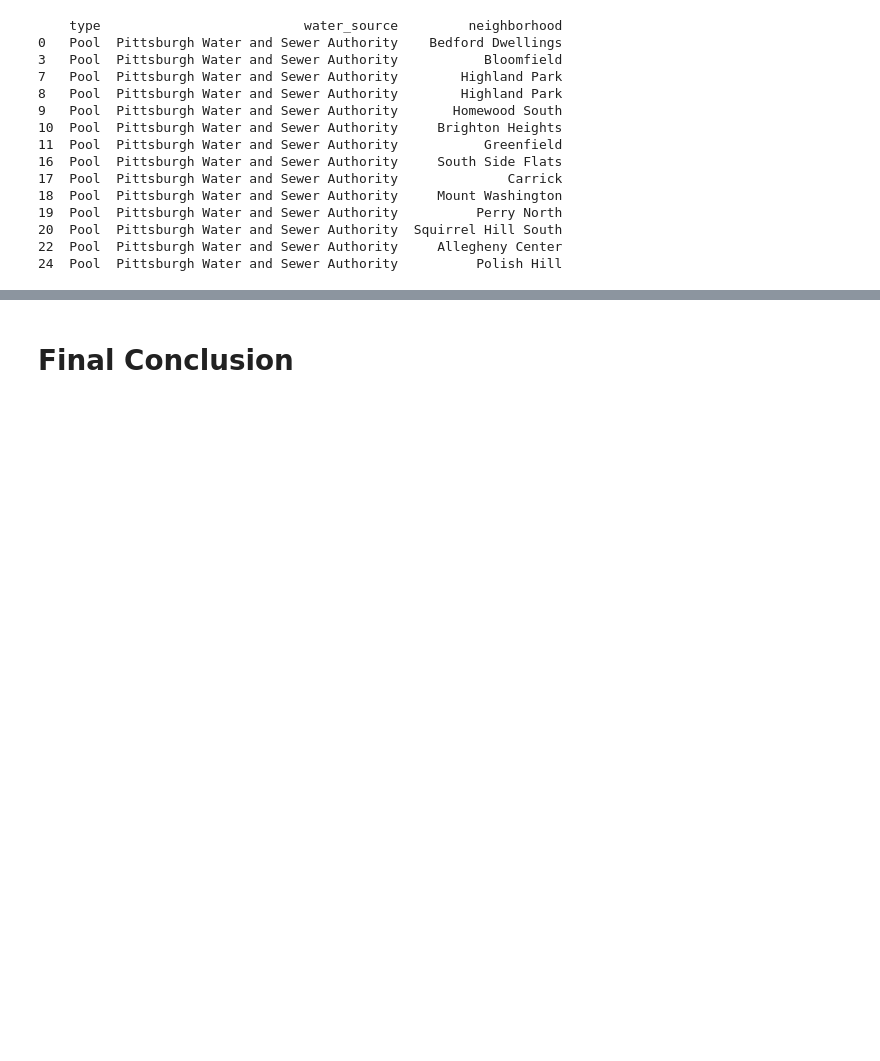
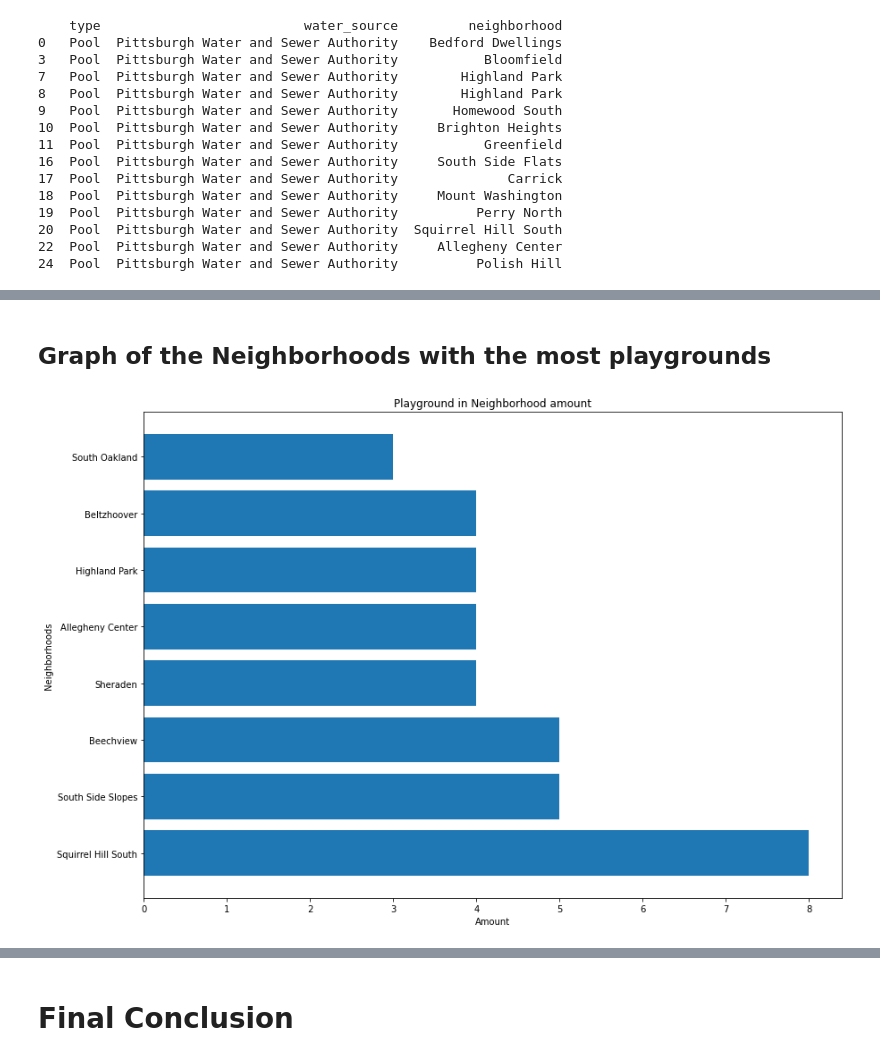
Before and after one commit to LucyEReilly/BigIdeasFinal, a Jupyter notebook: FinalNotebook.ipynb, the cells around one changed output, grey strips where cells are left out. Drawn from its saved outputs; the diff is of its cells as text; code cells hidden in the pictures; blank space fills up the shorter version.

```diff
--- a/FinalNotebook.ipynb
+++ b/FinalNotebook.ipynb
@@ -235,0 +325,22 @@ print(water_pool[['type', 'water_source', 'neighborhood']])
+# %% [markdown]
+## Graph of the Neighborhoods with the most playgrounds
+# %%
+#Horizontal bar graph
+plt.figure(figsize=[14, 10])
+plt.barh(['Squirrel Hill South',
+ 'South Side Slopes',
+ 'Beechview',
+ 'Sheraden',
+ 'Allegheny Center',
+ 'Highland Park',
+ 'Beltzhoover',
+ 'South Oakland'], [8, 5, 5, 4, 4, 4, 4, 3])
+plt.title("Playground in Neighborhood amount")
+plt.xlabel("Amount")
+plt.ylabel("Neighborhoods")
+
+plt.savefig('2BarPlot.png')
+# Displaying the bar plot
+plt.show()
+# %% [output]
+[figure, added]
```
Also changed, not shown: parts of 13 cells of this notebook.
